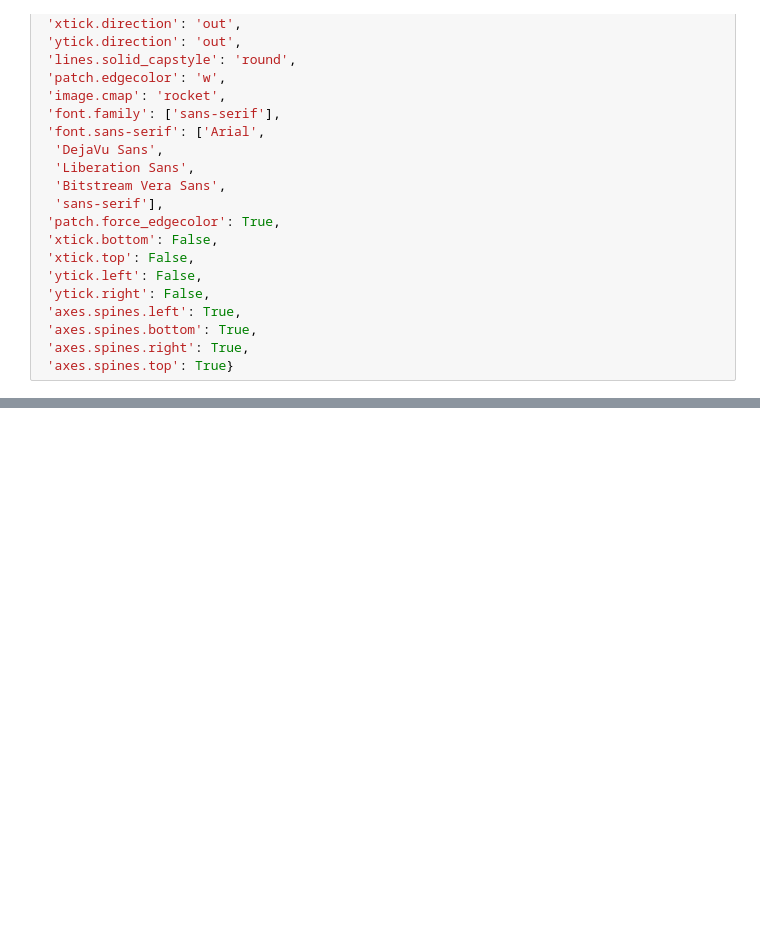
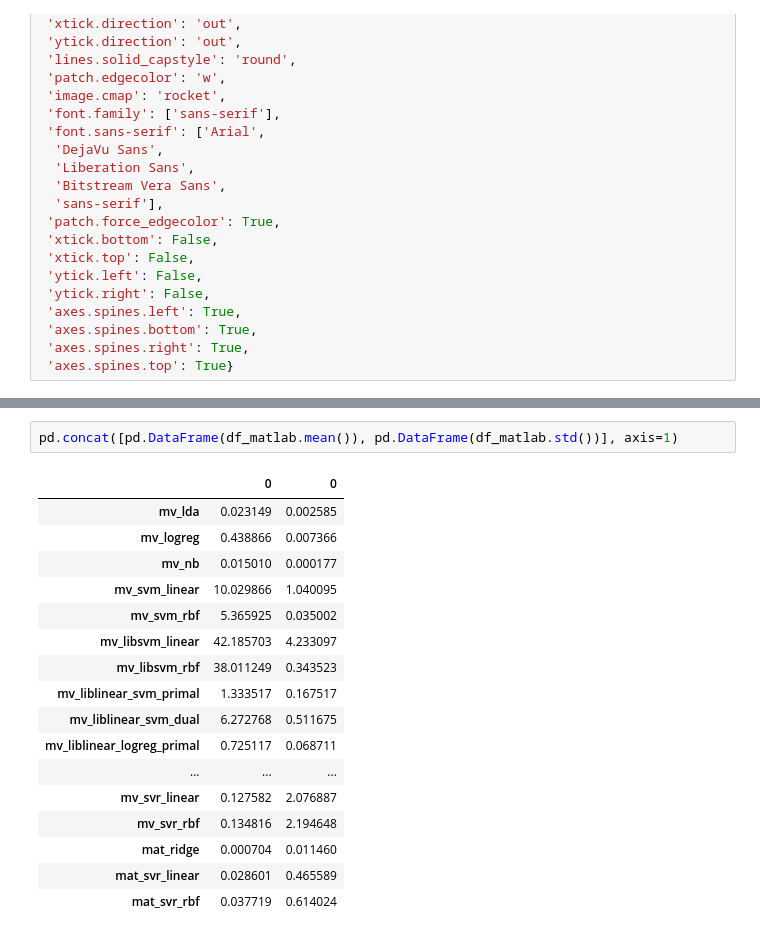
Before and after one commit to treder/MVPA-Light-Paper, a Jupyter notebook: analysis/benchmark_plot_results.ipynb, the cells around one changed output, grey strips where cells are left out. Drawn from its saved outputs; the diff is of its cells as text; blank space fills up the shorter version.

```diff
--- a/analysis/benchmark_plot_results.ipynb
+++ b/analysis/benchmark_plot_results.ipynb
@@ -207,0 +261,20 @@ df_R.head()
+# %%
+pd.concat([pd.DataFrame(df_matlab.mean()), pd.DataFrame(df_matlab.std())], axis=1)
+# %% [output]
+|  | 0 | 0 |
+| mv_lda | 0.023149 | 0.002585 |
+| mv_logreg | 0.438866 | 0.007366 |
+| mv_nb | 0.015010 | 0.000177 |
+| mv_svm_linear | 10.029866 | 1.040095 |
+| mv_svm_rbf | 5.365925 | 0.035002 |
+| mv_libsvm_linear | 42.185703 | 4.233097 |
+| mv_libsvm_rbf | 38.011249 | 0.343523 |
+| mv_liblinear_svm_primal | 1.333517 | 0.167517 |
+| mv_liblinear_svm_dual | 6.272768 | 0.511675 |
+| mv_liblinear_logreg_primal | 0.725117 | 0.068711 |
+| ... | ... | ... |
+| mv_svr_linear | 0.127582 | 2.076887 |
+| mv_svr_rbf | 0.134816 | 2.194648 |
+| mat_ridge | 0.000704 | 0.011460 |
+| mat_svr_linear | 0.028601 | 0.465589 |
+| mat_svr_rbf | 0.037719 | 0.614024 |
```
Also changed, not shown: parts of 15 cells of this notebook.
